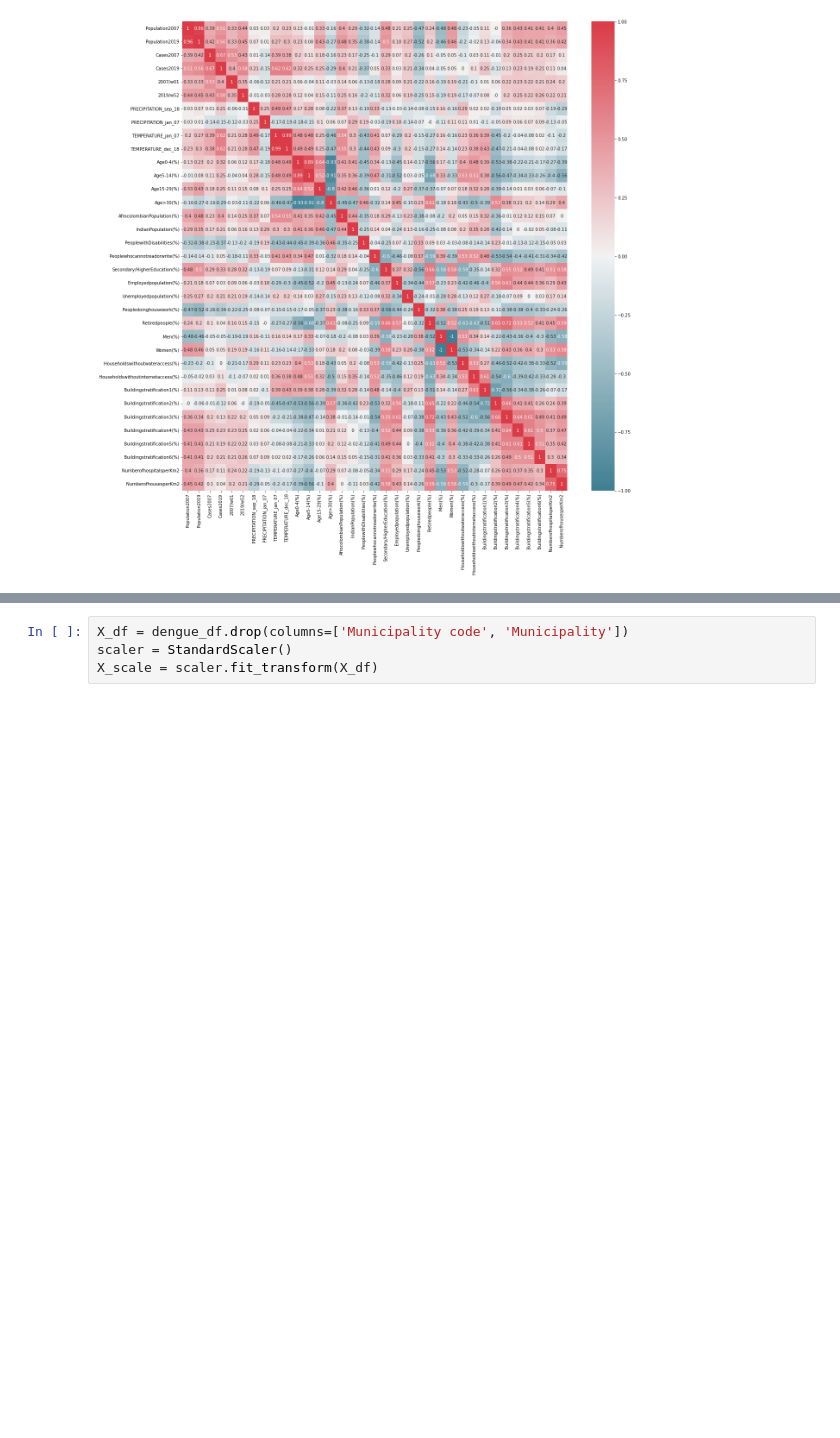
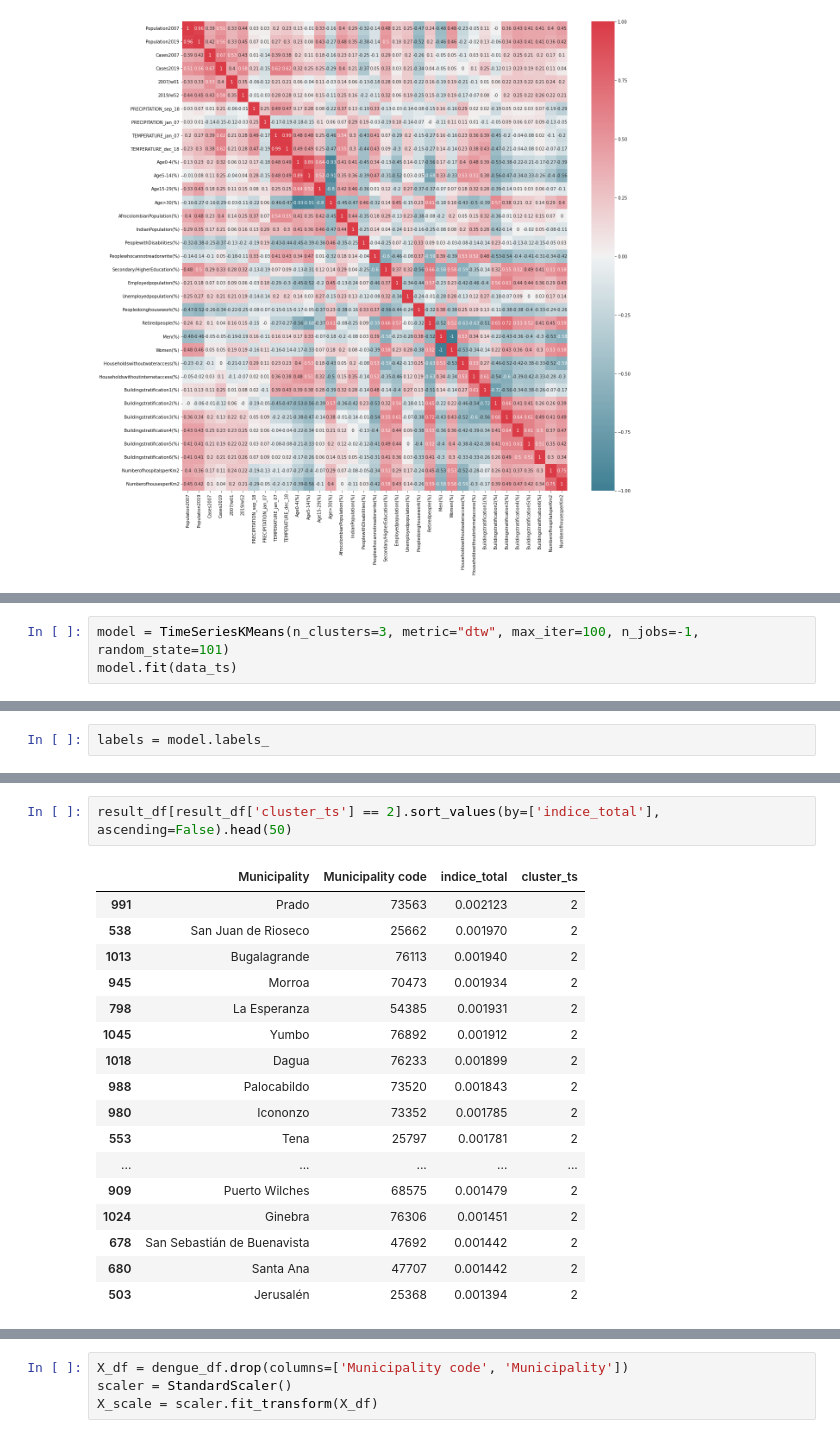
Before and after one commit to freddy120/MIAD_no_supervisado_project, a Jupyter notebook: notebook/Final_Project.ipynb, the cells around one changed output, grey strips where cells are left out. Saved outputs shown, nothing was run; the diff lists cells and outputs as text; blank space fills up the shorter version.

```diff
--- a/notebook/Final_Project.ipynb
+++ b/notebook/Final_Project.ipynb
@@ -704,0 +490,3 @@ result_df[result_df['cluster_dm'] == 0].sort_values(by=['indice_total'], ascendi
+# %%
+model = TimeSeriesKMeans(n_clusters=3, metric="dtw", max_iter=100, n_jobs=-1, random_state=101)
+model.fit(data_ts)
@@ -704,0 +495,2 @@ result_df[result_df['cluster_dm'] == 0].sort_values(by=['indice_total'], ascendi
+# %%
+labels = model.labels_
@@ -704,0 +557,20 @@ result_df[result_df['cluster_dm'] == 0].sort_values(by=['indice_total'], ascendi
+# %%
+result_df[result_df['cluster_ts'] == 2].sort_values(by=['indice_total'], ascending=False).head(50)
+# %% [output]
+|  | Municipality | Municipality code | indice_total | cluster_ts |
+| 991 | Prado | 73563 | 0.002123 | 2 |
+| 538 | San Juan de Rioseco | 25662 | 0.001970 | 2 |
+| 1013 | Bugalagrande | 76113 | 0.001940 | 2 |
+| 945 | Morroa | 70473 | 0.001934 | 2 |
+| 798 | La Esperanza | 54385 | 0.001931 | 2 |
+| 1045 | Yumbo | 76892 | 0.001912 | 2 |
+| 1018 | Dagua | 76233 | 0.001899 | 2 |
+| 988 | Palocabildo | 73520 | 0.001843 | 2 |
+| 980 | Icononzo | 73352 | 0.001785 | 2 |
+| 553 | Tena | 25797 | 0.001781 | 2 |
+| ... | ... | ... | ... | ... |
+| 909 | Puerto Wilches | 68575 | 0.001479 | 2 |
+| 1024 | Ginebra | 76306 | 0.001451 | 2 |
+| 678 | San Sebastián de Buenavista | 47692 | 0.001442 | 2 |
+| 680 | Santa Ana | 47707 | 0.001442 | 2 |
+| 503 | Jerusalén | 25368 | 0.001394 | 2 |
```
Also changed, not shown: parts of 55 cells of this notebook.
